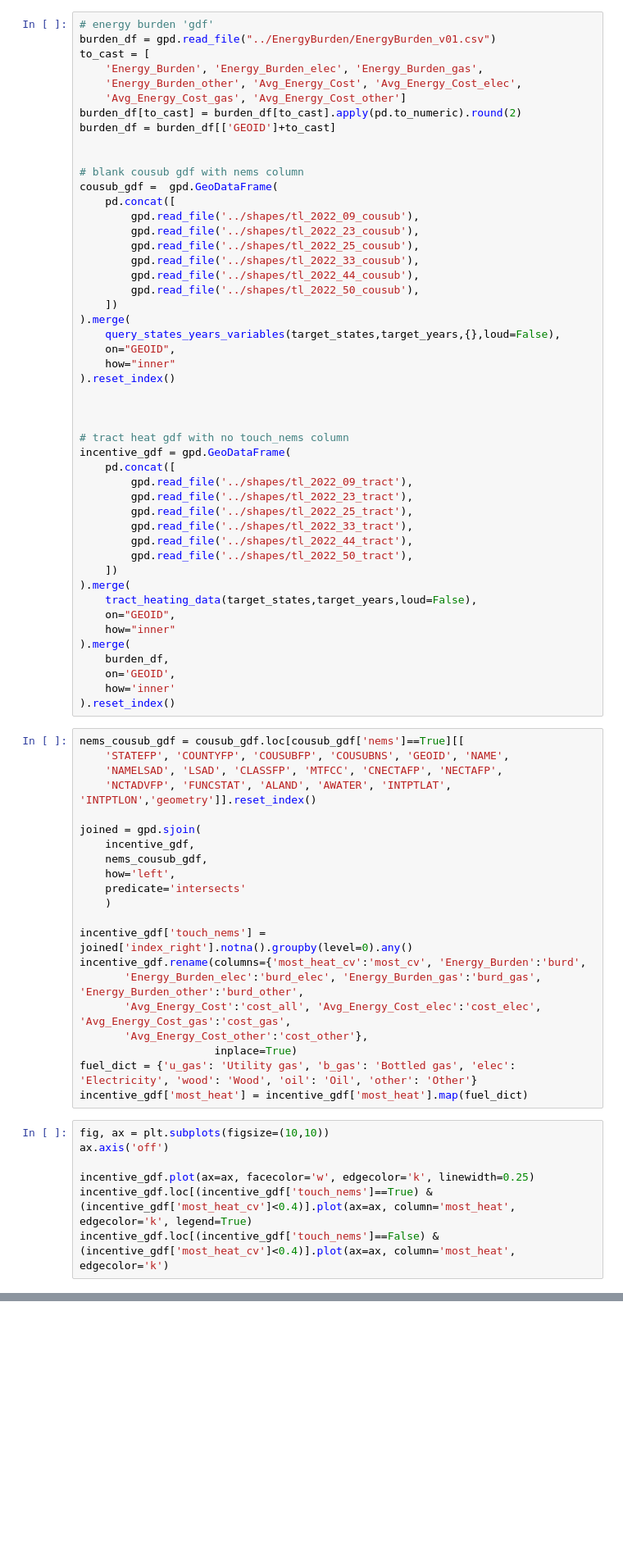
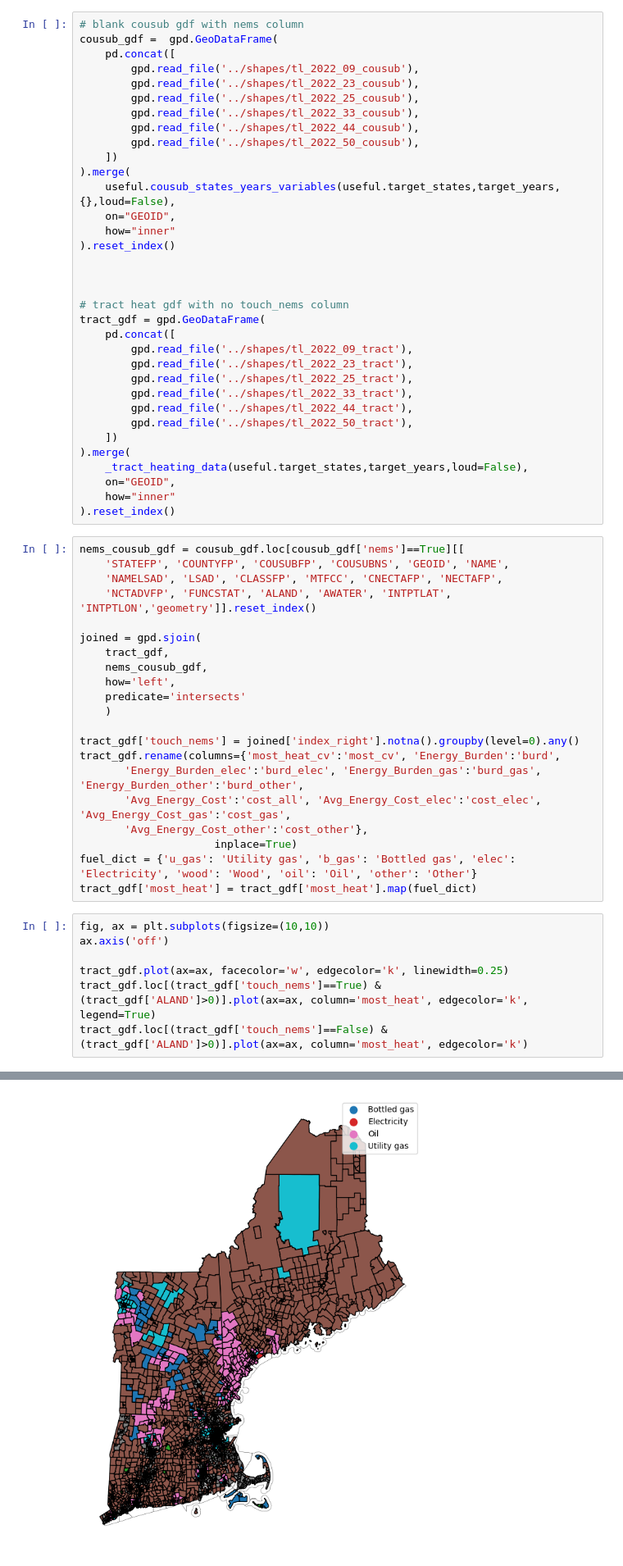
Before and after one commit to calebkennedyhill/nems_data, a Jupyter notebook: nbs/energy.ipynb, the cells around one changed output, grey strips where cells are left out. Shown at 82% size. Drawn from its saved outputs; the diff is of its cells as text; blank space fills up the shorter version.

```diff
--- a/nbs/energy.ipynb
+++ b/nbs/energy.ipynb
@@ -436,14 +58,4 @@ def cv_analysis(incentive_df:pd.DataFrame, category="", threshold=0.3):
 # %%
-# energy burden 'gdf'
-burden_df = gpd.read_file("../EnergyBurden/EnergyBurden_v01.csv")
-to_cast = [
-    'Energy_Burden', 'Energy_Burden_elec', 'Energy_Burden_gas',
-    'Energy_Burden_other', 'Avg_Energy_Cost', 'Avg_Energy_Cost_elec',
-    'Avg_Energy_Cost_gas', 'Avg_Energy_Cost_other']
-burden_df[to_cast] = burden_df[to_cast].apply(pd.to_numeric).round(2)
-burden_df = burden_df[['GEOID']+to_cast]
-
-
 # blank cousub gdf with nems column
 cousub_gdf =  gpd.GeoDataFrame(
     pd.concat([
@@ -455,7 +67,7 @@ cousub_gdf =  gpd.GeoDataFrame(
         gpd.read_file('../shapes/tl_2022_50_cousub'),
     ])
 ).merge(
-    query_states_years_variables(target_states,target_years,{},loud=False),
+    useful.cousub_states_years_variables(useful.target_states,target_years,{},loud=False),
     on="GEOID",
     how="inner"
 ).reset_index()
@@ -463,7 +75,7 @@ cousub_gdf =  gpd.GeoDataFrame(
 
 
 # tract heat gdf with no touch_nems column
-incentive_gdf = gpd.GeoDataFrame(
+tract_gdf = gpd.GeoDataFrame(
     pd.concat([
         gpd.read_file('../shapes/tl_2022_09_tract'),
         gpd.read_file('../shapes/tl_2022_23_tract'),
@@ -473,13 +85,9 @@ incentive_gdf = gpd.GeoDataFrame(
         gpd.read_file('../shapes/tl_2022_50_tract'),
     ])
 ).merge(
-    tract_heating_data(target_states,target_years,loud=False),
+    _tract_heating_data(useful.target_states,target_years,loud=False),
     on="GEOID",
     how="inner"
-).merge(
-    burden_df,
-    on='GEOID',
-    how='inner'
 ).reset_index()
 # %%
 nems_cousub_gdf = cousub_gdf.loc[cousub_gdf['nems']==True][[
@@ -488,24 +96,25 @@ nems_cousub_gdf = cousub_gdf.loc[cousub_gdf['nems']==True][[
     'NCTADVFP', 'FUNCSTAT', 'ALAND', 'AWATER', 'INTPTLAT', 'INTPTLON','geometry']].reset_index()
 
 joined = gpd.sjoin(
-    incentive_gdf,
+    tract_gdf,
     nems_cousub_gdf,
     how='left',
     predicate='intersects'
     )
 
-incentive_gdf['touch_nems'] = joined['index_right'].notna().groupby(level=0).any()
-incentive_gdf.rename(columns={'most_heat_cv':'most_cv', 'Energy_Burden':'burd',
+tract_gdf['touch_nems'] = joined['index_right'].notna().groupby(level=0).any()
+tract_gdf.rename(columns={'most_heat_cv':'most_cv', 'Energy_Burden':'burd',
        'Energy_Burden_elec':'burd_elec', 'Energy_Burden_gas':'burd_gas', 'Energy_Burden_other':'burd_other',
        'Avg_Energy_Cost':'cost_all', 'Avg_Energy_Cost_elec':'cost_elec', 'Avg_Energy_Cost_gas':'cost_gas',
        'Avg_Energy_Cost_other':'cost_other'},
                      inplace=True)
 fuel_dict = {'u_gas': 'Utility gas', 'b_gas': 'Bottled gas', 'elec': 'Electricity', 'wood': 'Wood', 'oil': 'Oil', 'other': 'Other'}
-incentive_gdf['most_heat'] = incentive_gdf['most_heat'].map(fuel_dict)
+tract_gdf['most_heat'] = tract_gdf['most_heat'].map(fuel_dict)
 # %%
 fig, ax = plt.subplots(figsize=(10,10))
 ax.axis('off')
 
-incentive_gdf.plot(ax=ax, facecolor='w', edgecolor='k', linewidth=0.25)
-incentive_gdf.loc[(incentive_gdf['touch_nems']==True) & (incentive_gdf['most_heat_cv']<0.4)].plot(ax=ax, column='most_heat', edgecolor='k', legend=True)
-incentive_gdf.loc[(incentive_gdf['touch_nems']==False) & (incentive_gdf['most_heat_cv']<0.4)].plot(ax=ax, column='most_heat', edgecolor='k')
+tract_gdf.plot(ax=ax, facecolor='w', edgecolor='k', linewidth=0.25)
+tract_gdf.loc[(tract_gdf['touch_nems']==True) & (tract_gdf['ALAND']>0)].plot(ax=ax, column='most_heat', edgecolor='k', legend=True)
+tract_gdf.loc[(tract_gdf['touch_nems']==False) & (tract_gdf['ALAND']>0)].plot(ax=ax, column='most_heat', edgecolor='k')
+# %% [output]
@@ -511,0 +122 @@ incentive_gdf.loc[(incentive_gdf['touch_nems']==False) & (incentive_gdf['most_he
+[figure, added]
```
Also changed, not shown: parts of 4 cells of this notebook.
